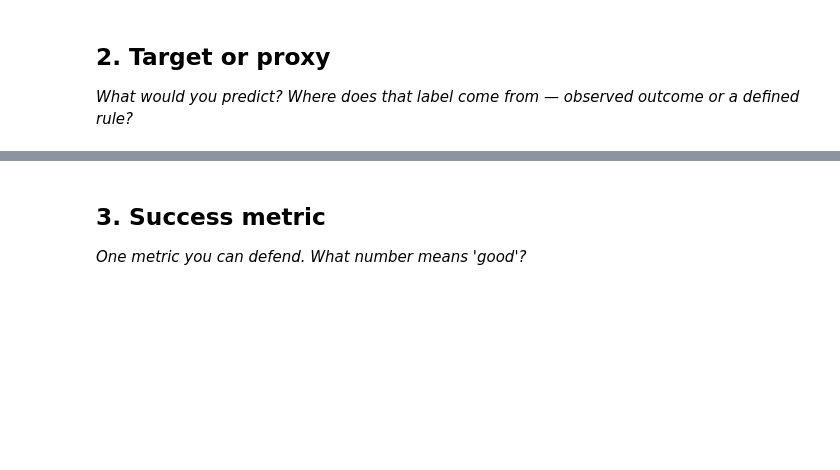
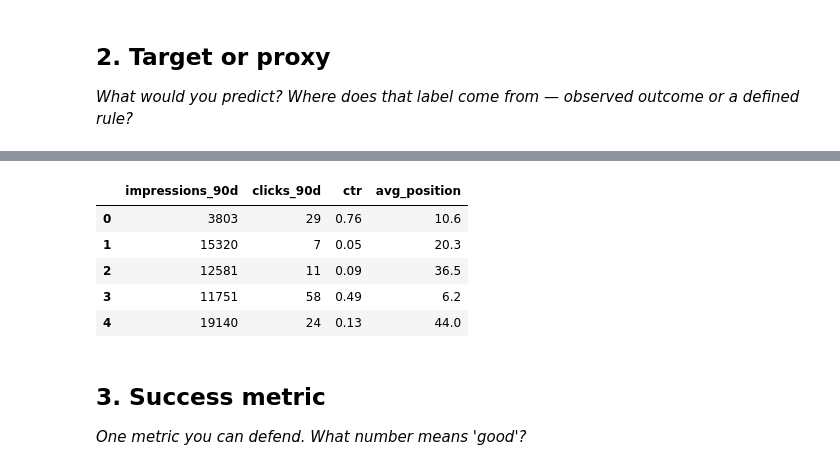
Before and after one commit to Sgln24/flyrank-ml-internship-w1, a Jupyter notebook: work/notebooks/w02_ml_task_framing.ipynb, the cells around one changed output, grey strips where cells are left out. Saved outputs shown, nothing was run; the diff lists cells and outputs as text; code cells hidden in the pictures; blank space fills up the shorter version.

```diff
--- a/work/notebooks/w02_ml_task_framing.ipynb
+++ b/work/notebooks/w02_ml_task_framing.ipynb
@@ -20,6 +49,21 @@ This skeleton is yours to fill. Work the sections **in order** — each one has
 # %%
 # This cell is for CODE (numbers, a query, a check).
 # Write your text answer in the cell ABOVE this one — typing sentences here breaks Run All.
+target_features = [
+    "impressions_90d",
+    "clicks_90d",
+    "ctr",
+    "avg_position"
+]
+
+df[target_features].head()
+# %% [output]
+|  | impressions_90d | clicks_90d | ctr | avg_position |
+| 0 | 3803 | 29 | 0.76 | 10.6 |
+| 1 | 15320 | 7 | 0.05 | 20.3 |
+| 2 | 12581 | 11 | 0.09 | 36.5 |
+| 3 | 11751 | 58 | 0.49 | 6.2 |
+| 4 | 19140 | 24 | 0.13 | 44.0 |
 # %% [markdown]
 ## 3. Success metric
 
```
Also changed, not shown: parts of 11 cells of this notebook.
